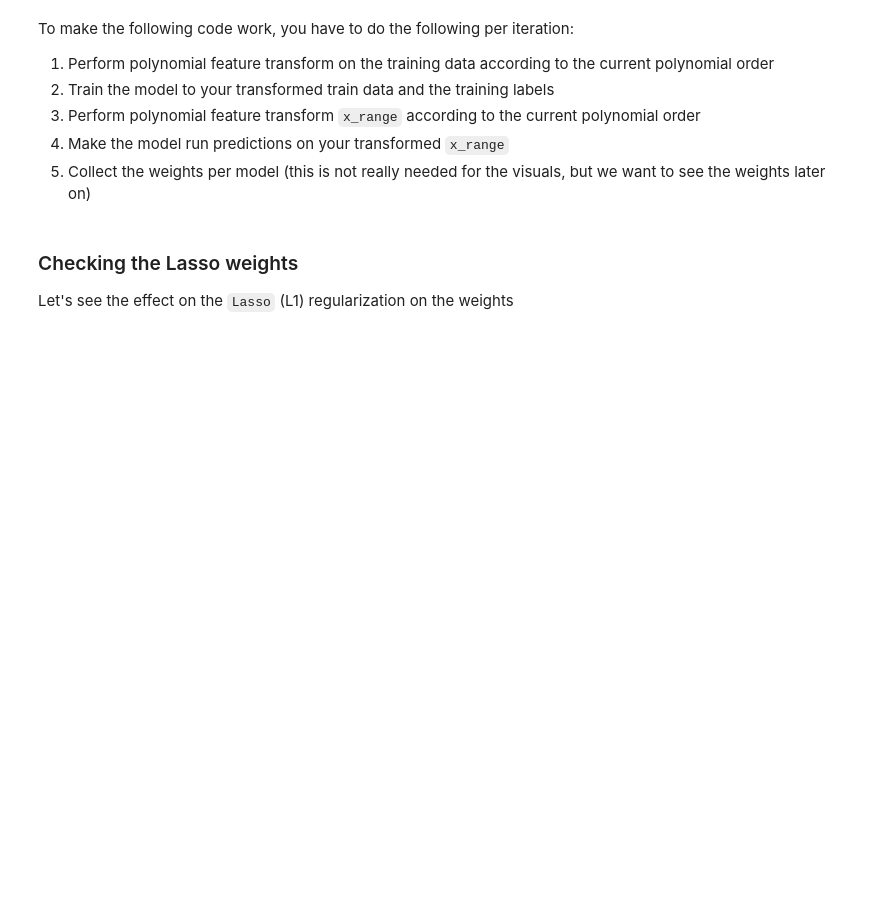
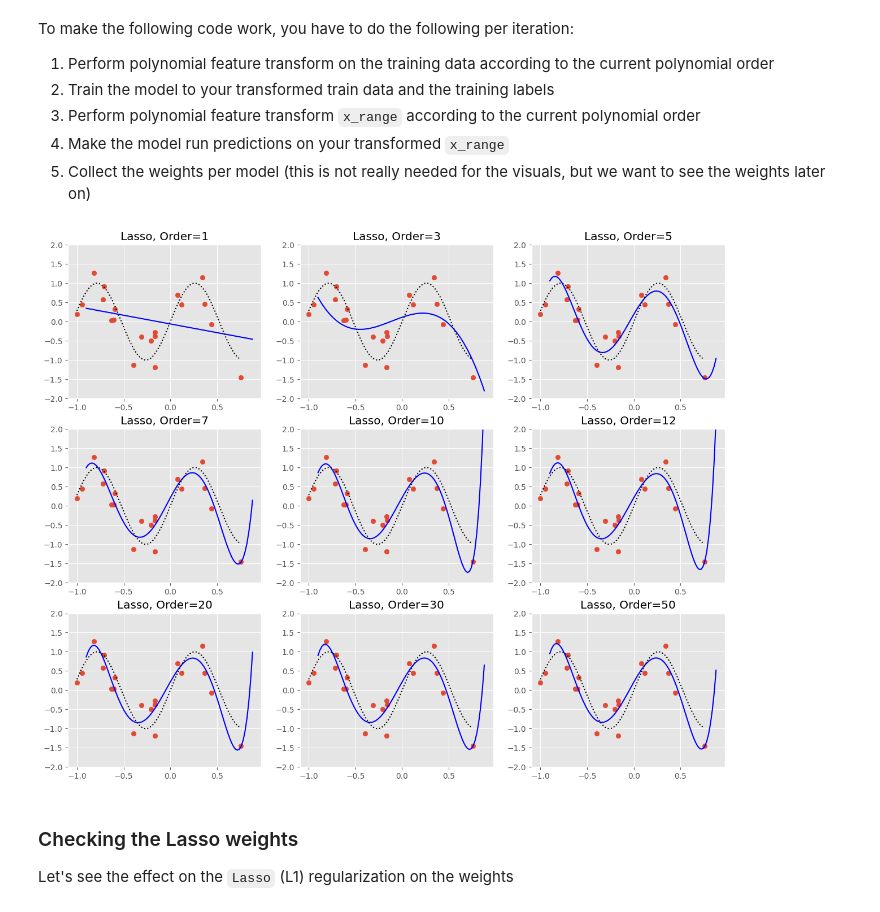
Before and after one commit to dreadulin/ADULIN-Notebooks, a Jupyter notebook: N3 regularized-linear-regression/03 - Regularized Linear Regression - Blank.ipynb, the cells around one changed output. Drawn from its saved outputs; the diff is of its cells as text; code cells hidden in the pictures; blank space fills up the shorter version.

```diff
--- a/N3 regularized-linear-regression/03 - Regularized Linear Regression - Blank.ipynb
+++ b/N3 regularized-linear-regression/03 - Regularized Linear Regression - Blank.ipynb
@@ -723,7 +750,9 @@ Lasso (order=30) train error: 0.9356
 Now, compute the RMSE on the test data and assign the return value to variable `test_rmse`.
 # %%
 # Write your code here
-test_rmse = compute_RMSE(test_x,test_y)
+poly_x = poly_feature_transform(X_test,poly_order=30)
+y_predicted = lasso.predict(poly_x)
+test_rmse = compute_RMSE(y_test, y_predicted)
 # %% [markdown]
 Display the results.
 # %%
@@ -780,37 +813,39 @@ plt.figure(figsize=(15, 12))
 for i in range(len(orders)):
     order = orders[i]
 
     # Write your code here
-    poly_x = None
+    poly_x = poly_feature_transform(X_train, order)
     lasso.fit(poly_x, y_train)
 
     # Plotting the hypothesis function
     # Plotting the predictions for a range of x (this draws our hypothesis function)
     X_range = np.expand_dims(np.arange(-0.9, 0.9, 0.02), 1)
 
     # Write your code here
-    X_range_poly = None
-    y_range_predicted = None
+    X_range_poly = poly_feature_transform(X_range.reshape(-1, 1), order)
+    y_range_predicted = lasso.predict(X_range_poly)
 
     # This just plots the i + 1 figure in the 3x3 figure grid
     plt.subplot(3, 3, i + 1)
 
     # Plotting the training data
     plt.scatter(X_train, y_train)
     # Plotting the hypothesis function
     plt.plot(X_range, y_range_predicted, 'b')
 
     # Plotting the optimal answer
     x_range_optimal = np.arange(np.min(X_train), np.max(X_train), 0.01)
     y_range_optimal = np.sin(6 * x_range_optimal)
     plt.plot(x_range_optimal, y_range_optimal, 'k:')
 
     # Change the limit, and order "titles"
     plt.ylim(-2, 2)
     plt.title('Lasso, Order=' + str(order))
 
     # Write your code here
-    weights[order] = None
+    weights[order] = lasso.coef_
+# %% [output]
+[figure, added]
 # %% [markdown]
 ### Checking the Lasso weights
 Let's see the effect on the `Lasso` (L1) regularization on the weights
```
Also changed, not shown: parts of 60 cells of this notebook, 1 other file.
